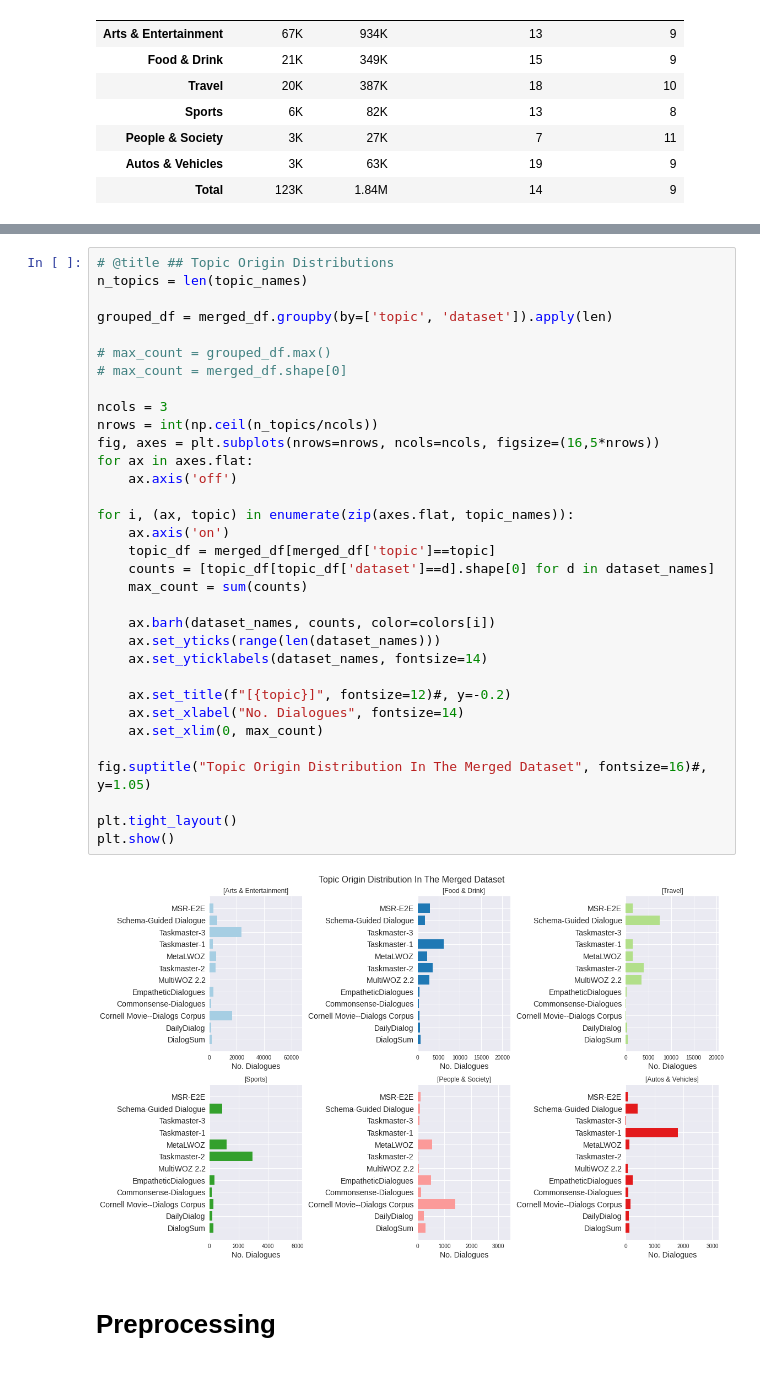
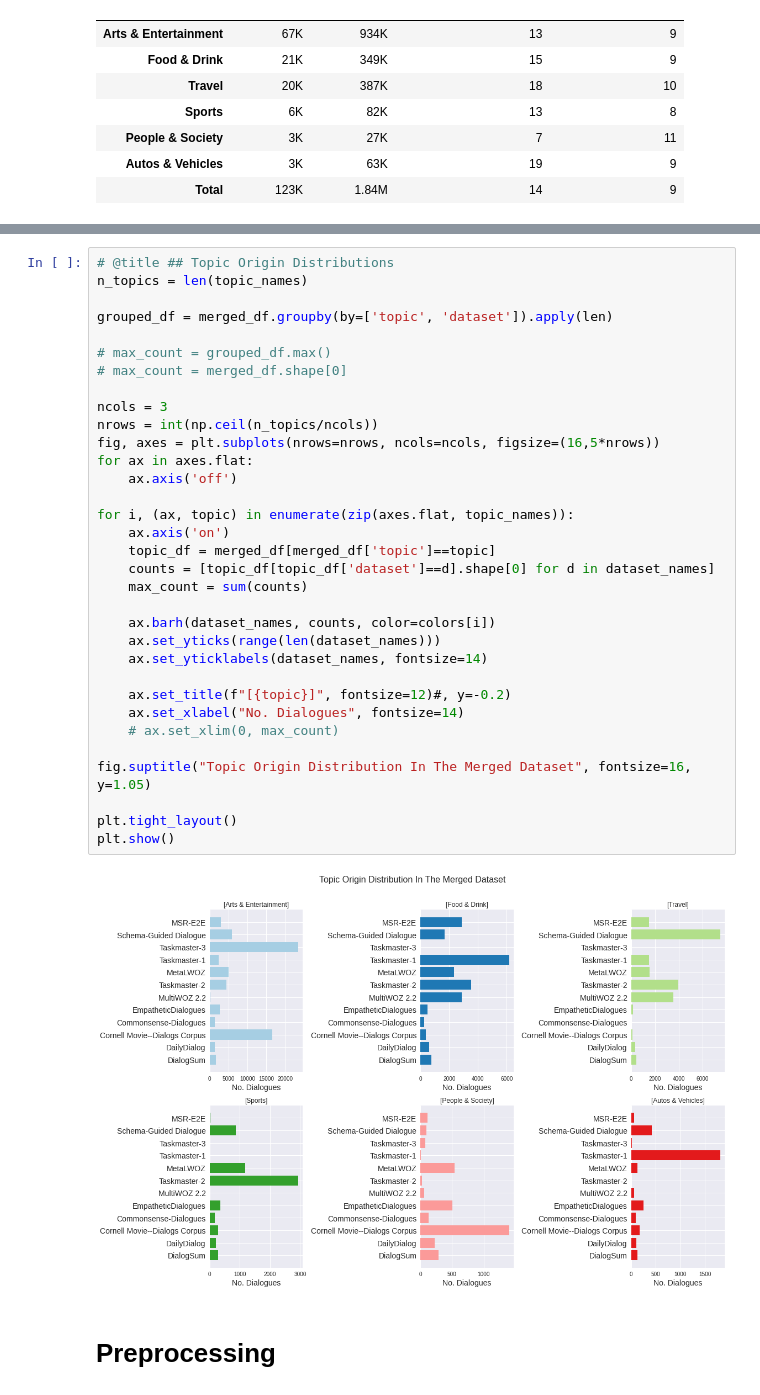
Before and after one commit to Mhmd-Hisham/Graduation-Project, a Jupyter notebook: DataEngineering/Notebooks/3- Preprocessing _ Spliting.ipynb, the cells around one changed output, grey strips where cells are left out. Saved outputs shown, nothing was run; the diff lists cells and outputs as text.

```diff
--- a/DataEngineering/Notebooks/3- Preprocessing _ Spliting.ipynb
+++ b/DataEngineering/Notebooks/3- Preprocessing _ Spliting.ipynb
@@ -255,36 +260,36 @@ array([<AxesSubplot:title={'center':'Contribution Of Each Dataset To The Merged
 n_topics = len(topic_names)
 
 grouped_df = merged_df.groupby(by=['topic', 'dataset']).apply(len)
 
 # max_count = grouped_df.max()
 # max_count = merged_df.shape[0]
 
 ncols = 3
 nrows = int(np.ceil(n_topics/ncols))
 fig, axes = plt.subplots(nrows=nrows, ncols=ncols, figsize=(16,5*nrows))
 for ax in axes.flat:
     ax.axis('off')
 
 for i, (ax, topic) in enumerate(zip(axes.flat, topic_names)):
     ax.axis('on')
     topic_df = merged_df[merged_df['topic']==topic]
     counts = [topic_df[topic_df['dataset']==d].shape[0] for d in dataset_names]
     max_count = sum(counts)
 
     ax.barh(dataset_names, counts, color=colors[i])
     ax.set_yticks(range(len(dataset_names)))
     ax.set_yticklabels(dataset_names, fontsize=14)
 
     ax.set_title(f"[{topic}]", fontsize=12)#, y=-0.2)
     ax.set_xlabel("No. Dialogues", fontsize=14)
-    ax.set_xlim(0, max_count)
+    # ax.set_xlim(0, max_count)
 
-fig.suptitle("Topic Origin Distribution In The Merged Dataset", fontsize=16)#, y=1.05)
+fig.suptitle("Topic Origin Distribution In The Merged Dataset", fontsize=16, y=1.05)
 
 plt.tight_layout()
 plt.show()
 # %% [output]
-[figure, old version]
+[figure, new version]
 # %% [markdown]
 # Preprocessing
 # %% [markdown]
```
Also changed, not shown: parts of 19 cells of this notebook.
